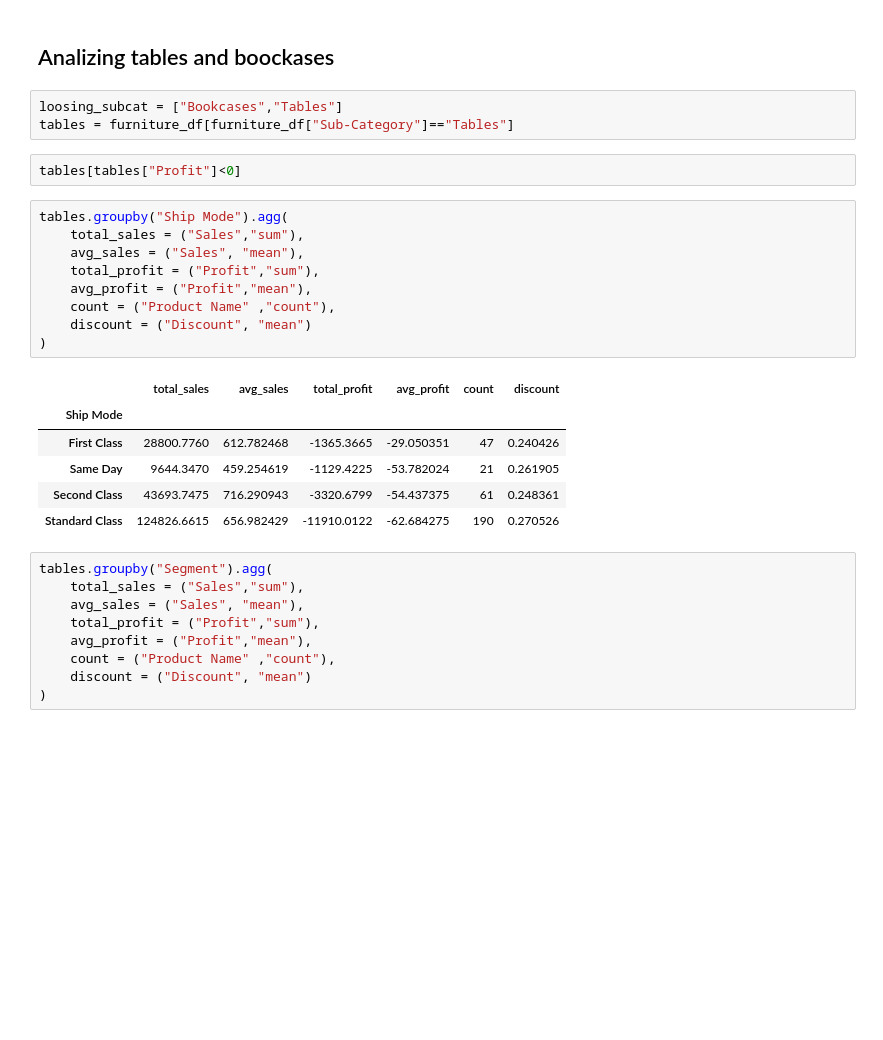
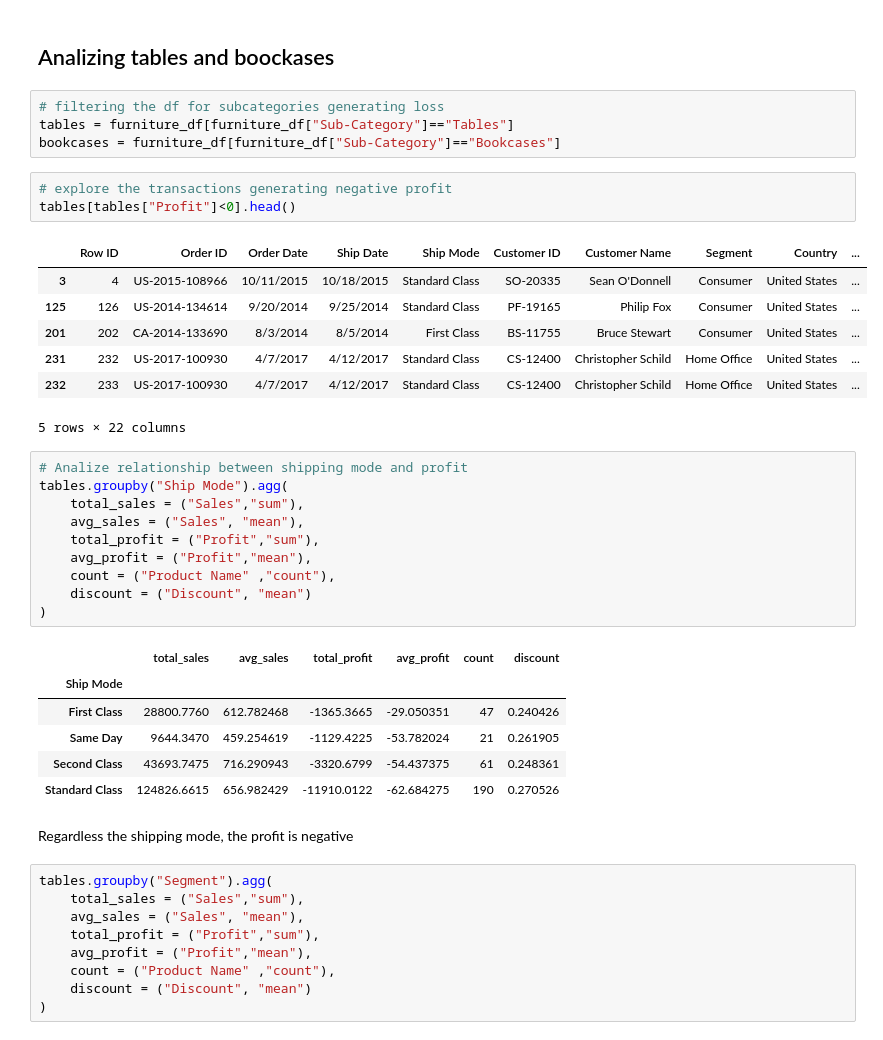
Before and after one commit to pabs-llama/projects, a Jupyter notebook: project_5_ecommerce/ecommerce.ipynb, the cells around one changed output. Saved outputs shown, nothing was run; the diff lists cells and outputs as text; blank space fills up the shorter version.

```diff
--- a/project_5_ecommerce/ecommerce.ipynb
+++ b/project_5_ecommerce/ecommerce.ipynb
@@ -1414,12 +1364,23 @@ furniture_df.groupby("Sub-Category").agg(
 | 3 | Tables | 206965.5320 | 648.794771 | -17725.4811 | -55.565771 | 319 | 0.261285 |
 # %% [markdown]
 ## Analizing tables and boockases
-# %%
-loosing_subcat = ["Bookcases","Tables"]
-tables = furniture_df[furniture_df["Sub-Category"]=="Tables"]
-# %%
-tables[tables["Profit"]<0]
+# %%
+# filtering the df for subcategories generating loss
+tables = furniture_df[furniture_df["Sub-Category"]=="Tables"]
+bookcases = furniture_df[furniture_df["Sub-Category"]=="Bookcases"]
+# %%
+# explore the transactions generating negative profit
+tables[tables["Profit"]<0].head()
+# %% [output]
+|  | Row ID | Order ID | Order Date | Ship Date | Ship Mode | Customer ID | Customer Name | Segment | Country | ... |
+| 3 | 4 | US-2015-108966 | 10/11/2015 | 10/18/2015 | Standard Class | SO-20335 | Sean O'Donnell | Consumer | United States | ... |
+| 125 | 126 | US-2014-134614 | 9/20/2014 | 9/25/2014 | Standard Class | PF-19165 | Philip Fox | Consumer | United States | ... |
+| 201 | 202 | CA-2014-133690 | 8/3/2014 | 8/5/2014 | First Class | BS-11755 | Bruce Stewart | Consumer | United States | ... |
+| 231 | 232 | US-2017-100930 | 4/7/2017 | 4/12/2017 | Standard Class | CS-12400 | Christopher Schild | Home Office | United States | ... |
+| 232 | 233 | US-2017-100930 | 4/7/2017 | 4/12/2017 | Standard Class | CS-12400 | Christopher Schild | Home Office | United States | ... |
+5 rows × 22 columns
 # %%
+# Analize relationship between shipping mode and profit
 tables.groupby("Ship Mode").agg(
     total_sales = ("Sales","sum"),
     avg_sales = ("Sales", "mean"),
@@ -1435,6 +1396,8 @@ tables.groupby("Ship Mode").agg(
 | Same Day | 9644.3470 | 459.254619 | -1129.4225 | -53.782024 | 21 | 0.261905 |
 | Second Class | 43693.7475 | 716.290943 | -3320.6799 | -54.437375 | 61 | 0.248361 |
 | Standard Class | 124826.6615 | 656.982429 | -11910.0122 | -62.684275 | 190 | 0.270526 |
+# %% [markdown]
+Regardless the shipping mode, the profit is negative
 # %%
 tables.groupby("Segment").agg(
     total_sales = ("Sales","sum"),
```
Also changed, not shown: parts of 84 cells of this notebook.
